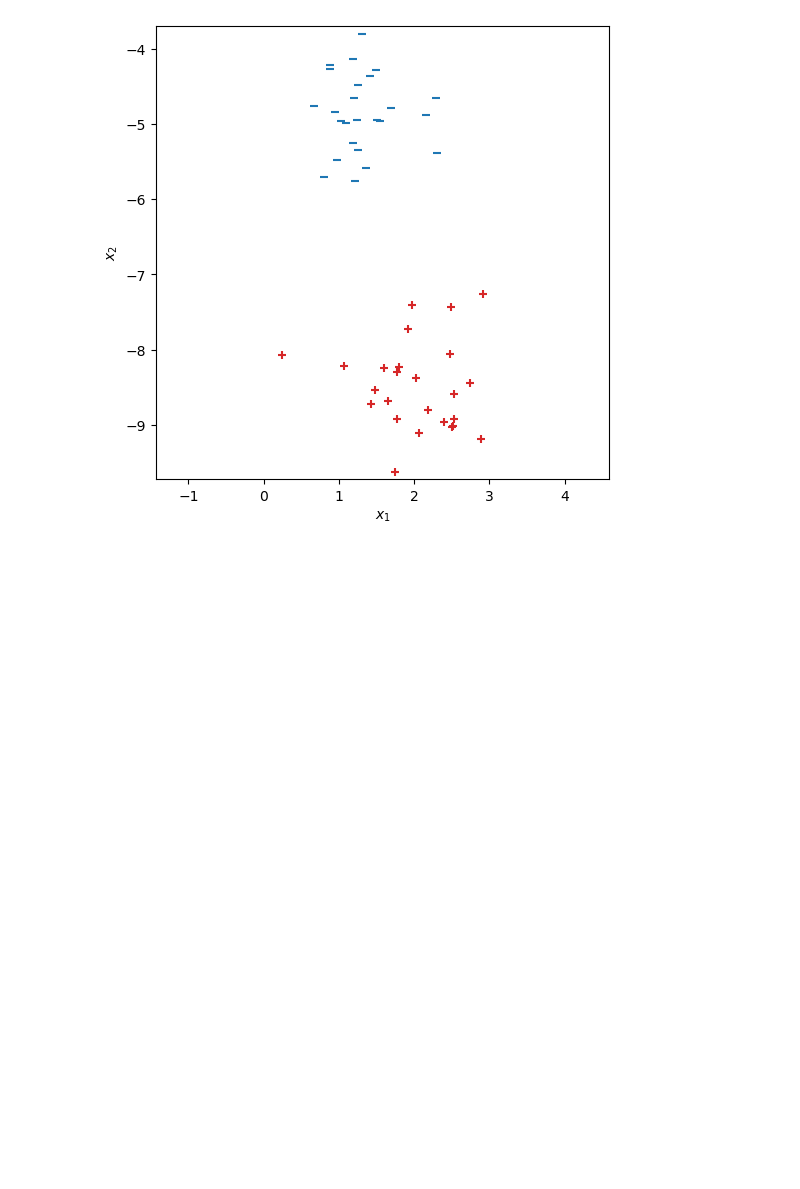
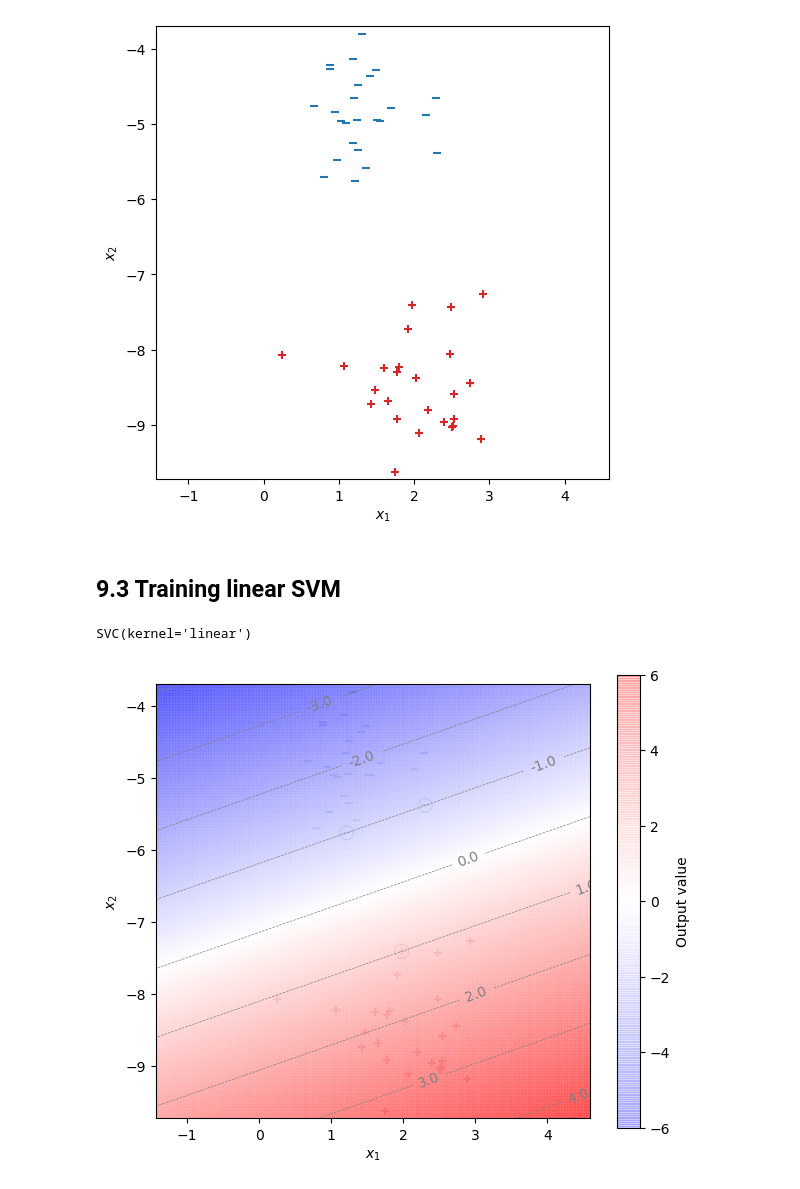
Before and after one commit to masahiro-negishi/TIoT-machine-learning, a Jupyter notebook: Classification/support_vector_machine.ipynb, the cells around one changed output. Saved outputs shown, nothing was run; the diff lists cells and outputs as text; code cells hidden in the pictures; blank space fills up the shorter version.

```diff
--- a/Classification/support_vector_machine.ipynb
+++ b/Classification/support_vector_machine.ipynb
@@ -89,3 +90,19 @@ plot_data(ax, X, Y)
 plt.show()
 # %% [output]
 [figure]
+# %% [markdown]
+## 9.3 Training linear SVM
+# %%
+from sklearn.svm import SVC
+model = SVC(kernel='linear')
+model.fit(X, Y)
+# %% [output]
+SVC(kernel='linear')
+# %%
+fig, ax = init_graph(X, Y, figsize=(7, 6))
+plot_data(ax, X, Y)
+plot_support_vectors(ax, X, Y, model.support_, s=100)
+draw_heatmap(ax, fig, X, Y, model)
+plt.show()
+# %% [output]
+[figure, added]
```
Also changed, not shown: parts of 9 cells of this notebook.
